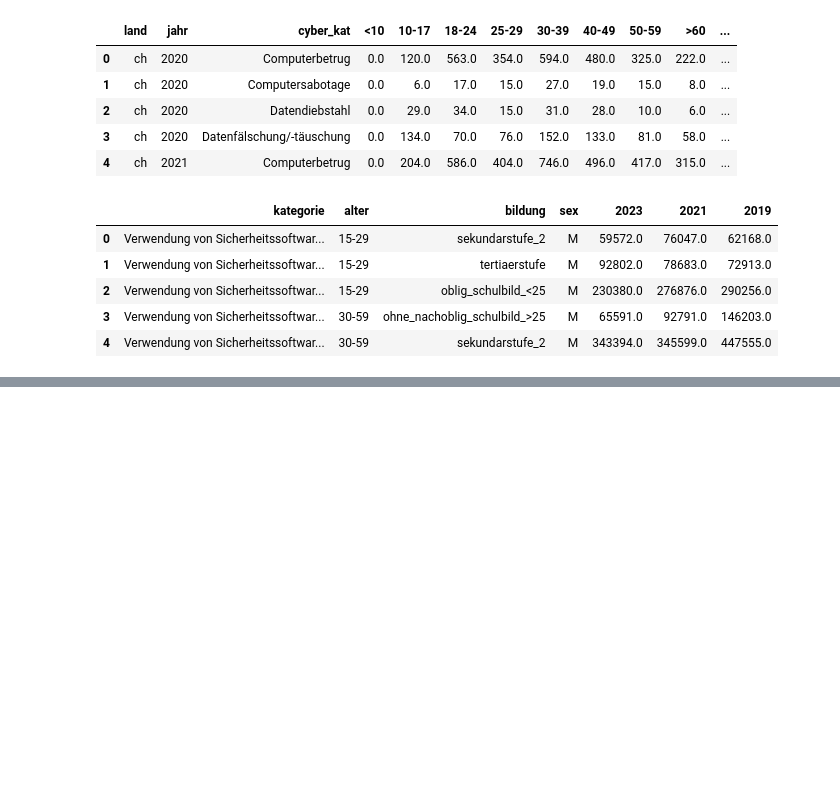
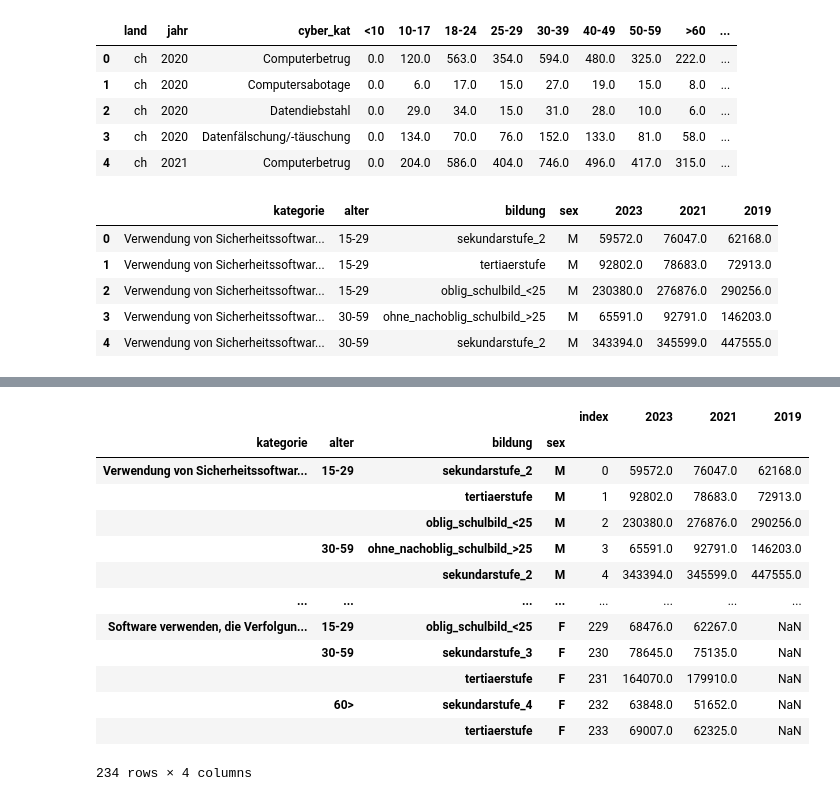
Before and after one commit to baumannf/bina_module, a Jupyter notebook: BINA_LN1_CybercrimeVisualisation.ipynb, the cells around one changed output, grey strips where cells are left out. Saved outputs shown, nothing was run; the diff lists cells and outputs as text; code cells hidden in the pictures; blank space fills up the shorter version.

```diff
--- a/BINA_LN1_CybercrimeVisualisation.ipynb
+++ b/BINA_LN1_CybercrimeVisualisation.ipynb
@@ -58,0 +110,20 @@ master_internetsec_ch.head()
+# %%
+# Reset the index of the dataframe 'master_internetsec_ch'
+master_internetsec_ch = master_internetsec_ch.reset_index()
+master_internetsec_ch = master_internetsec_ch.set_index(['kategorie','alter','bildung','sex'])
+master_internetsec_ch
+# %% [output]
+|  |  |  |  | index | 2023 | 2021 | 2019 |
+| kategorie | alter | bildung | sex |  |  |  |  |
+| Verwendung von Sicherheitssoftwar... | 15-29 | sekundarstufe_2 | M | 0 | 59572.0 | 76047.0 | 62168.0 |
+|  |  | tertiaerstufe | M | 1 | 92802.0 | 78683.0 | 72913.0 |
+|  |  | oblig_schulbild_<25 | M | 2 | 230380.0 | 276876.0 | 290256.0 |
+|  | 30-59 | ohne_nachoblig_schulbild_>25 | M | 3 | 65591.0 | 92791.0 | 146203.0 |
+|  |  | sekundarstufe_2 | M | 4 | 343394.0 | 345599.0 | 447555.0 |
+| ... | ... | ... | ... | ... | ... | ... | ... |
+| Software verwenden, die Verfolgun... | 15-29 | oblig_schulbild_<25 | F | 229 | 68476.0 | 62267.0 | NaN |
+|  | 30-59 | sekundarstufe_3 | F | 230 | 78645.0 | 75135.0 | NaN |
+|  |  | tertiaerstufe | F | 231 | 164070.0 | 179910.0 | NaN |
+|  | 60> | sekundarstufe_4 | F | 232 | 63848.0 | 51652.0 | NaN |
+|  |  | tertiaerstufe | F | 233 | 69007.0 | 62325.0 | NaN |
+234 rows × 4 columns
```
Also changed, not shown: parts of 3 cells of this notebook.
